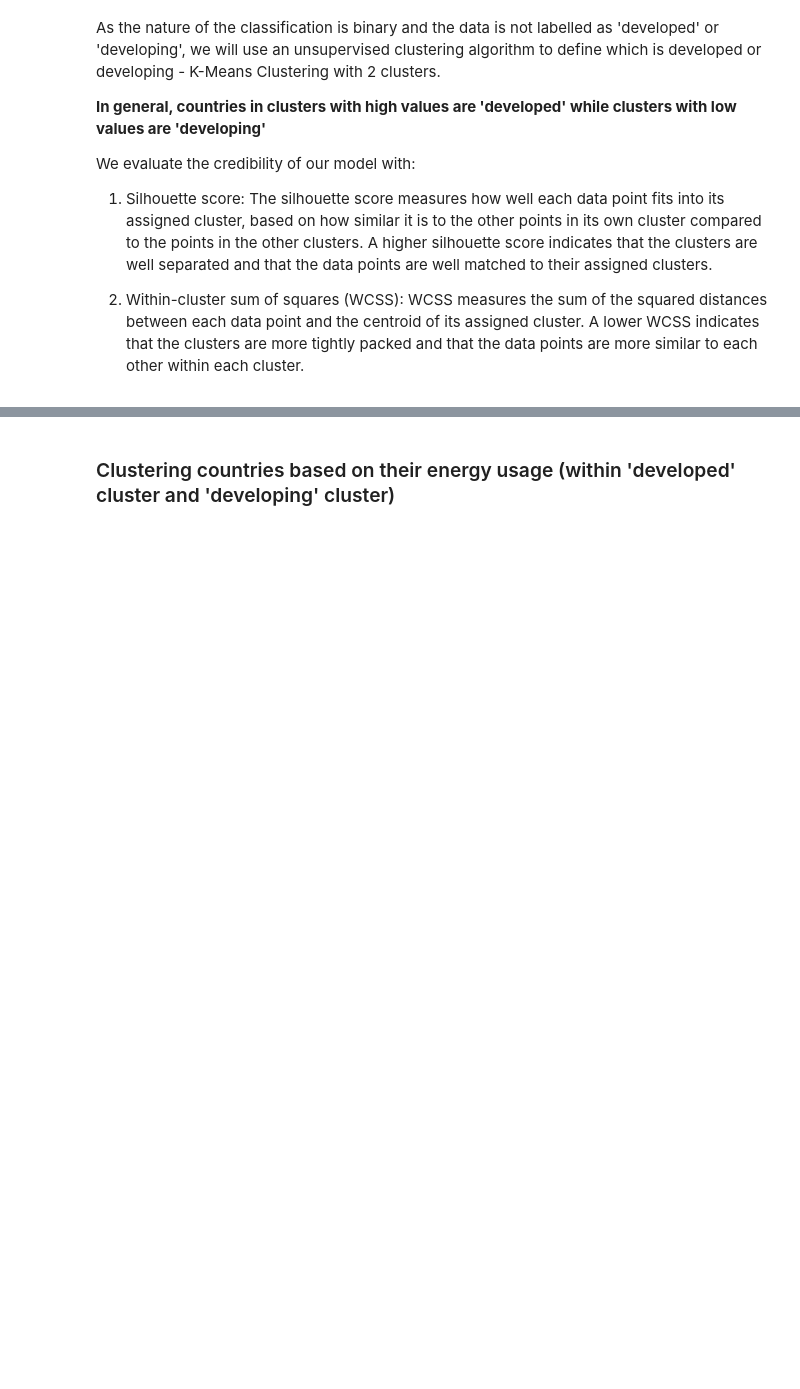
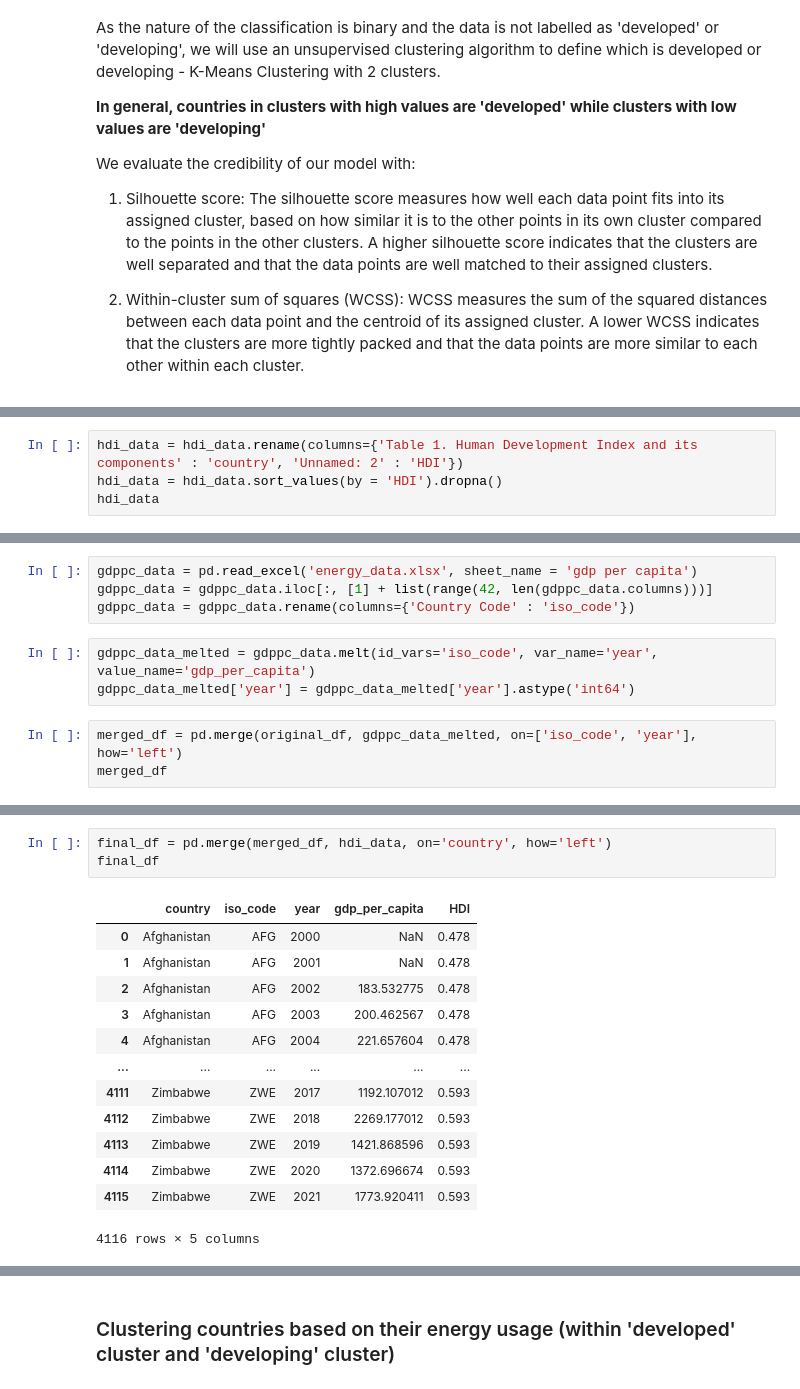
Before and after one commit to boon-keng/mini-project, a Jupyter notebook: EDA.ipynb, the cells around one changed output, grey strips where cells are left out. Drawn from its saved outputs; the diff is of its cells as text; blank space fills up the shorter version.

```diff
--- a/EDA.ipynb
+++ b/EDA.ipynb
@@ -379,0 +362,4 @@ We evaluate the credibility of our model with:
+# %%
+hdi_data = hdi_data.rename(columns={'Table 1. Human Development Index and its components' : 'country', 'Unnamed: 2' : 'HDI'})
+hdi_data = hdi_data.sort_values(by = 'HDI').dropna()
+hdi_data
@@ -379,0 +380,10 @@ We evaluate the credibility of our model with:
+# %%
+gdppc_data = pd.read_excel('energy_data.xlsx', sheet_name = 'gdp per capita')
+gdppc_data = gdppc_data.iloc[:, [1] + list(range(42, len(gdppc_data.columns)))]
+gdppc_data = gdppc_data.rename(columns={'Country Code' : 'iso_code'})
+# %%
+gdppc_data_melted = gdppc_data.melt(id_vars='iso_code', var_name='year', value_name='gdp_per_capita')
+gdppc_data_melted['year'] = gdppc_data_melted['year'].astype('int64')
+# %%
+merged_df = pd.merge(original_df, gdppc_data_melted, on=['iso_code', 'year'], how='left')
+merged_df
@@ -379,0 +404,17 @@ We evaluate the credibility of our model with:
+# %%
+final_df = pd.merge(merged_df, hdi_data, on='country', how='left')
+final_df
+# %% [output]
+|  | country | iso_code | year | gdp_per_capita | HDI |
+| 0 | Afghanistan | AFG | 2000 | NaN | 0.478 |
+| 1 | Afghanistan | AFG | 2001 | NaN | 0.478 |
+| 2 | Afghanistan | AFG | 2002 | 183.532775 | 0.478 |
+| 3 | Afghanistan | AFG | 2003 | 200.462567 | 0.478 |
+| 4 | Afghanistan | AFG | 2004 | 221.657604 | 0.478 |
+| ... | ... | ... | ... | ... | ... |
+| 4111 | Zimbabwe | ZWE | 2017 | 1192.107012 | 0.593 |
+| 4112 | Zimbabwe | ZWE | 2018 | 2269.177012 | 0.593 |
+| 4113 | Zimbabwe | ZWE | 2019 | 1421.868596 | 0.593 |
+| 4114 | Zimbabwe | ZWE | 2020 | 1372.696674 | 0.593 |
+| 4115 | Zimbabwe | ZWE | 2021 | 1773.920411 | 0.593 |
+4116 rows × 5 columns
```
Also changed, not shown: parts of 22 cells of this notebook, 4 other files.
